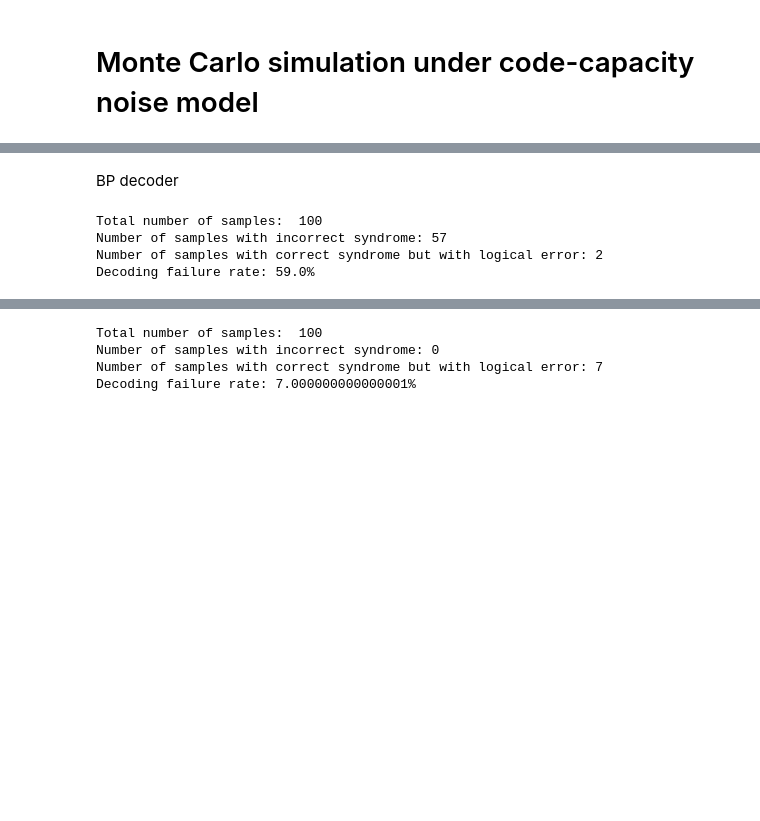
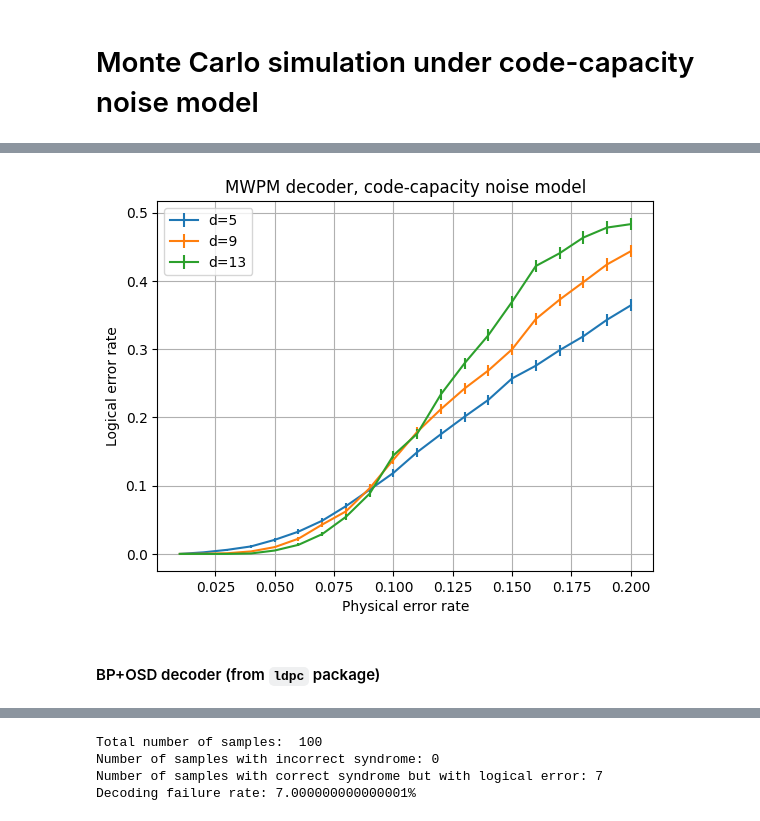
Before and after one commit to caoyingkang/QEC-decoder, a Jupyter notebook: test.ipynb, the cells around one changed output, grey strips where cells are left out. Cells and saved outputs as stored; diff of their text form; code cells hidden in the pictures; blank space fills up the shorter version.

```diff
--- a/test.ipynb
+++ b/test.ipynb
@@ -48,11 +50,11 @@ Z-type stabilizer 11 has coordinates (6, 10).
 # %%
 # Check the stabilizer matrices
 for i in range(code.mx):
-    support = np.nonzero(code.Hx[i] == 1)[0]
+    support = code.Hx[i].nonzero()[1]
     print("X-type stabilizer {} involves data qubits {}".format(i, support))
 
 for i in range(code.mz):
-    support = np.nonzero(code.Hz[i] == 1)[0]
+    support = code.Hz[i].nonzero()[1]
     print("Z-type stabilizer {} involves data qubits {}".format(i, support))
 # %% [output]
 X-type stabilizer 0 involves data qubits [0 1]
@@ -80,9 +82,10 @@ print("Logical Z operator involves data qubits {}".format(np.nonzero(code.Lz[0]
 Logical X operator involves data qubits [ 0  5 10 15 20]
 Logical Z operator involves data qubits [0 1 2 3 4]
 # %%
-# Check the X-type check matrices and action matrices for the phenomenological error model with 3 rounds of stabilizer measurements
+# Check the X-type check matrix and action matrix for the phenomenological error model with 3 rounds of stabilizer measurements
 num_round = 3
-cm, am, _, _ = code.get_check_matrices_and_action_matrices('phenomenological', num_round)
+cm, am, _ = code.get_check_matrix_action_matrix_probability_vector(
+    'phenomenological', 'X', num_round=num_round, dq_error_rate=0.1, meas_error_rate=0.1)
 
 def from_detector_idx_to_spacetime_coord(detector_idx):
     t, space = divmod(detector_idx, code.mx)
@@ -100,13 +103,13 @@ def from_error_idx_to_spacetime_coord(error_idx):
 
 for i in range(cm.shape[0]):
     detector_spacetime = from_detector_idx_to_spacetime_coord(i)
-    errors_index = np.nonzero(cm[i, :])[0].tolist()
+    errors_index = cm[i].nonzero()[1].tolist()
     errors_spacetime = [from_error_idx_to_spacetime_coord(j) for j in errors_index]
 
     print("The X-type detector at spacetime location {} detects errors at spacetime locations {}".format(
         detector_spacetime, errors_spacetime))
 
-errors_index = np.nonzero(am[0, :])[0].tolist()
+errors_index = am[0].nonzero()[1].tolist()
 errors_spacetime = [from_error_idx_to_spacetime_coord(j) for j in errors_index]
 print("The logical X operator can be flipped by errors at spacetime locations {}".format(
     errors_spacetime))
@@ -129,9 +132,10 @@ The X-type detector at spacetime location (10, 4, 2) detects errors at spacetime
 The X-type detector at spacetime location (10, 8, 2) detects errors at spacetime locations [(9, 7, 2), (9, 9, 2), (10, 8, 1)]
 The logical X operator can be flipped by errors at spacetime locations [(1, 1, 0), (3, 1, 0), (5, 1, 0), (7, 1, 0), (9, 1, 0), (1, 1, 1), (3, 1, 1), (5, 1, 1), (7, 1, 1), (9, 1, 1), (1, 1, 2), (3, 1,  ...
 # %%
-# Check the Z-type check matrices and action matrices for the phenomenological error model with 3 rounds of stabilizer measurements
+# Check the Z-type check matrix and action matrix for the phenomenological error model with 3 rounds of stabilizer measurements
 num_round = 3
-_, _, cm, am = code.get_check_matrices_and_action_matrices('phenomenological', num_round)
+cm, am, _ = code.get_check_matrix_action_matrix_probability_vector(
+    'phenomenological', 'Z', num_round=num_round, dq_error_rate=0.1, meas_error_rate=0.1)
 
 def from_detector_idx_to_spacetime_coord(detector_idx):
     t, space = divmod(detector_idx, code.mz)
@@ -149,13 +153,13 @@ def from_error_idx_to_spacetime_coord(error_idx):
 
 for i in range(cm.shape[0]):
     detector_spacetime = from_detector_idx_to_spacetime_coord(i)
-    errors_index = np.nonzero(cm[i, :])[0].tolist()
+    errors_index = cm[i].nonzero()[1].tolist()
     errors_spacetime = [from_error_idx_to_spacetime_coord(j) for j in errors_index]
 
     print("The Z-type detector at spacetime location {} detects errors at spacetime locations {}".format(
         detector_spacetime, errors_spacetime))
 
-errors_index = np.nonzero(am[0, :])[0].tolist()
+errors_index = am[0].nonzero()[1].tolist()
 errors_spacetime = [from_error_idx_to_spacetime_coord(j) for j in errors_index]
 print("The logical Z operator can be flipped by errors at spacetime locations {}".format(
     errors_spacetime))
@@ -227,14 +213,16 @@ plt.show()
-# %% [markdown]
-BP decoder
-# %%
-# Construct decoder
-decoder = BPDecoder(H=cm, prior=error_rate)
-# Decode
-decoded_error = decoder.decode_batch(syndrome)
-# Show statistics
-print_statistics(cm, am, true_error, decoded_error)
-# %% [output]
-Total number of samples:  100
-Number of samples with incorrect syndrome: 57
-Number of samples with correct syndrome but with logical error: 2
-Decoding failure rate: 59.0%
+# %%
+plt.figure()
+for i, d in enumerate(d_list):
+    ler = ler_array[i]
+    std_err = (ler * (1 - ler) / N) ** 0.5
+    plt.errorbar(per_list, ler, yerr=std_err, label="d={}".format(d))
+plt.xlabel("Physical error rate")
+plt.ylabel("Logical error rate")
+plt.grid(True)
+plt.legend()
+plt.title("MWPM decoder, code-capacity noise model")
+plt.show()
+# %% [output]
+[figure, added]
+# %% [markdown]
+#### BP+OSD decoder (from `ldpc` package)
```
Also changed, not shown: parts of 35 cells of this notebook.
